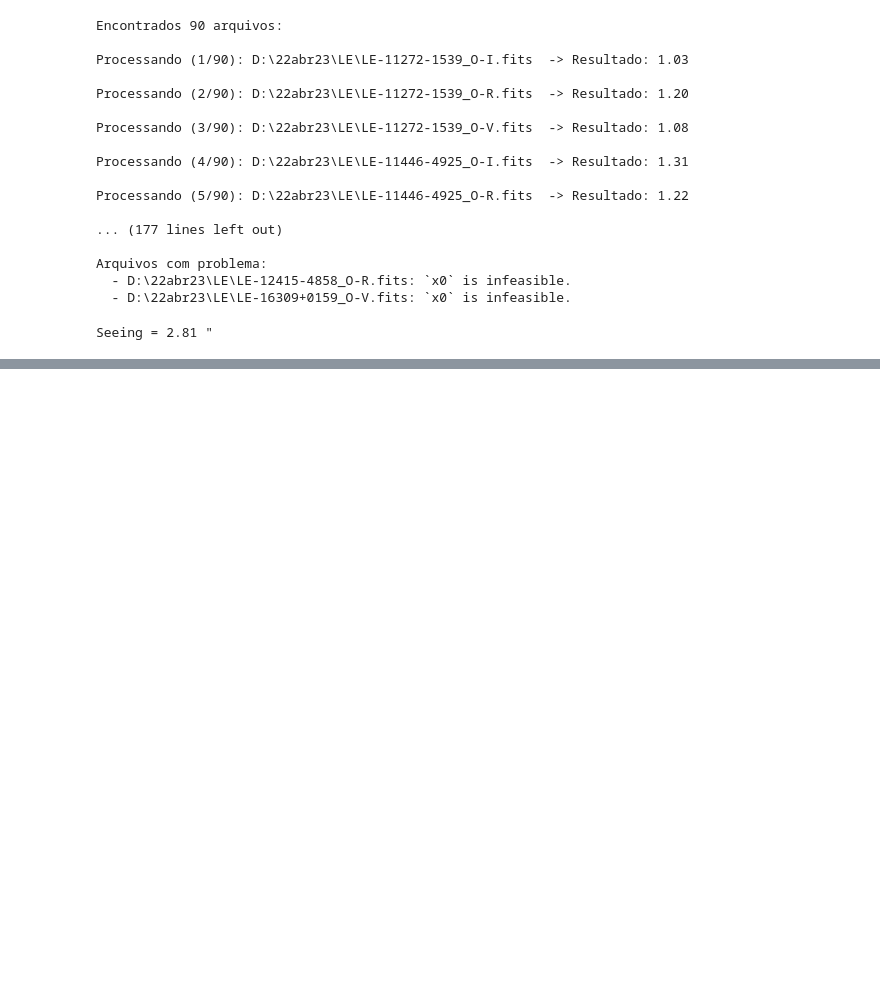
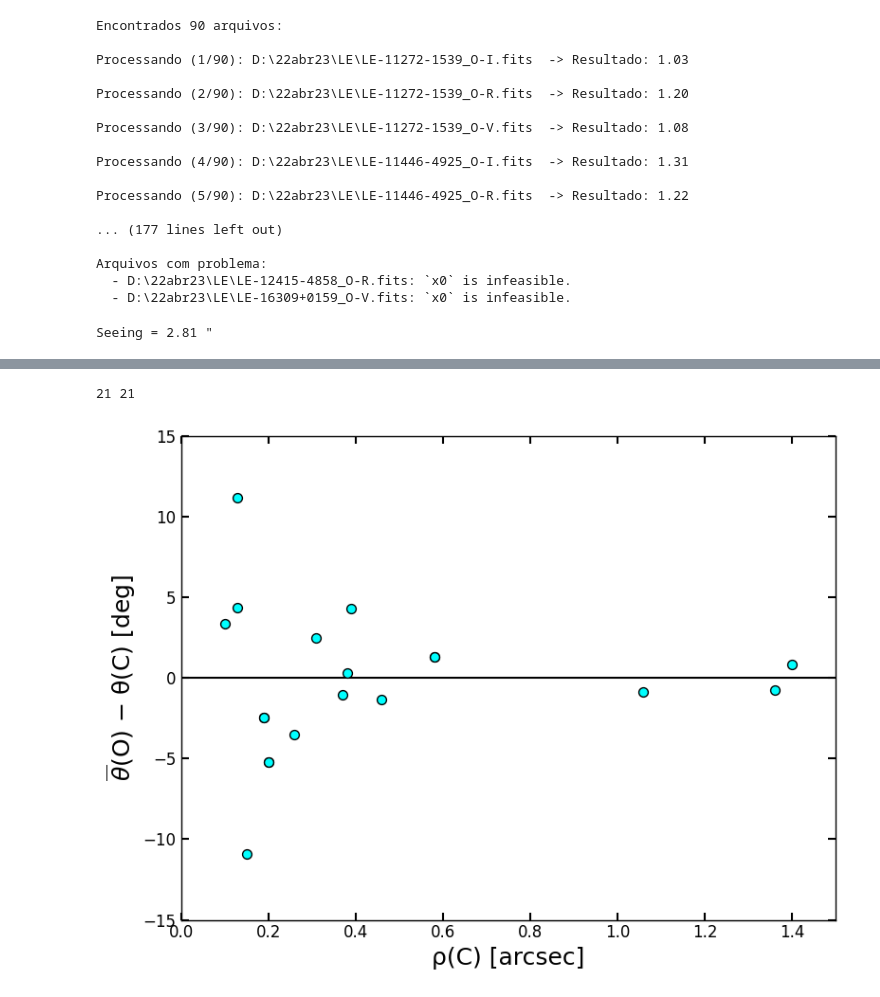
Before and after one commit to lucaspereira1342/Speckle, a Jupyter notebook: speckle_data_reduction.ipynb, the cells around one changed output, grey strips where cells are left out. Cells and saved outputs as stored; diff of their text form; code cells hidden in the pictures; blank space fills up the shorter version.

```diff
--- a/speckle_data_reduction.ipynb
+++ b/speckle_data_reduction.ipynb
@@ -1521,0 +1683,55 @@ print(inc_rho, inc_theta)
+# %%
+import matplotlib.pyplot as plt
+import numpy as np
+
+# ==========================================
+# 1. SEUS DADOS (Substitua as listas abaixo)
+# ==========================================
+x = rho_eph
+y = theta
+
+print(len(x), len(y))
+
+# ==========================================
+# 2. CONFIGURAÇÃO DO GRÁFICO
+# ==========================================
+fig, ax = plt.subplots(figsize=(8, 6))
+
+# Plota os pontos (tudo em azul/ciano com borda preta)
+ax.scatter(x, y, c='cyan', edgecolors='black', s=50, zorder=3)
+ax.axhline(y=0, color='black', linestyle='-', linewidth=1.5, zorder=2)
+#ax.axhline(y=3, color='black', linestyle='--', linewidth=1.5, zorder=2)
+#ax.axhline(y=-3, color='black', linestyle='--', linewidth=1.5, zorder=2)
+
+# ==========================================
+# 4. RÓTULOS E LIMITES DOS EIXOS (Corrigidos)
+# ==========================================
+ax.set_xlim(0, 1.5)
+ax.set_ylim(-15, 15)
+
+# Usando caracteres gregos diretamente e a sintaxe simples do matplotlib para a barra
+# Em vez de \(\bar{\theta}\), usamos $\overline{\theta}$ que é nativo do matplotlib
+ax.set_xlabel('ρ(C) [arcsec]', fontsize=18)
+ax.set_ylabel('$\overline{θ}$(O) − θ(C) [deg]', fontsize=18)
+
+# ==========================================
+# 5. ESTILO DOS TICKS
+# ==========================================
+ax.tick_params(axis='both', which='major', direction='in',
+               length=6, width=1.5, labelsize=12,
+               top=True, right=True)
+
+for spine in ax.spines.values():
+    spine.set_linewidth(1)
+
+# ==========================================
+# 6. ANOTAÇÃO DO TEXTO "(a)"
+# ==========================================
+#ax.text(0.95, 0.95, transform=ax.transAxes,
+        #fontsize=20, ha='right', va='top')
+
+plt.tight_layout()
+plt.show()
+# %% [output]
+21 21
+[figure, added]
```
Also changed, not shown: parts of 10 cells of this notebook.
